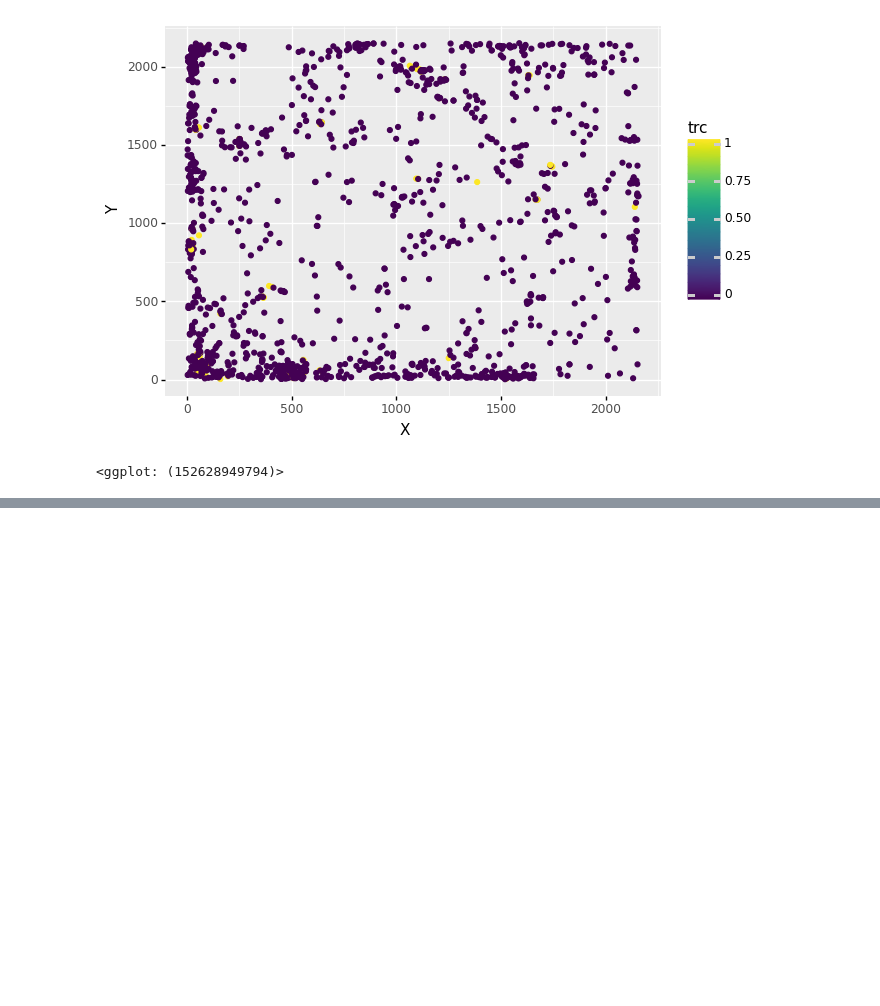
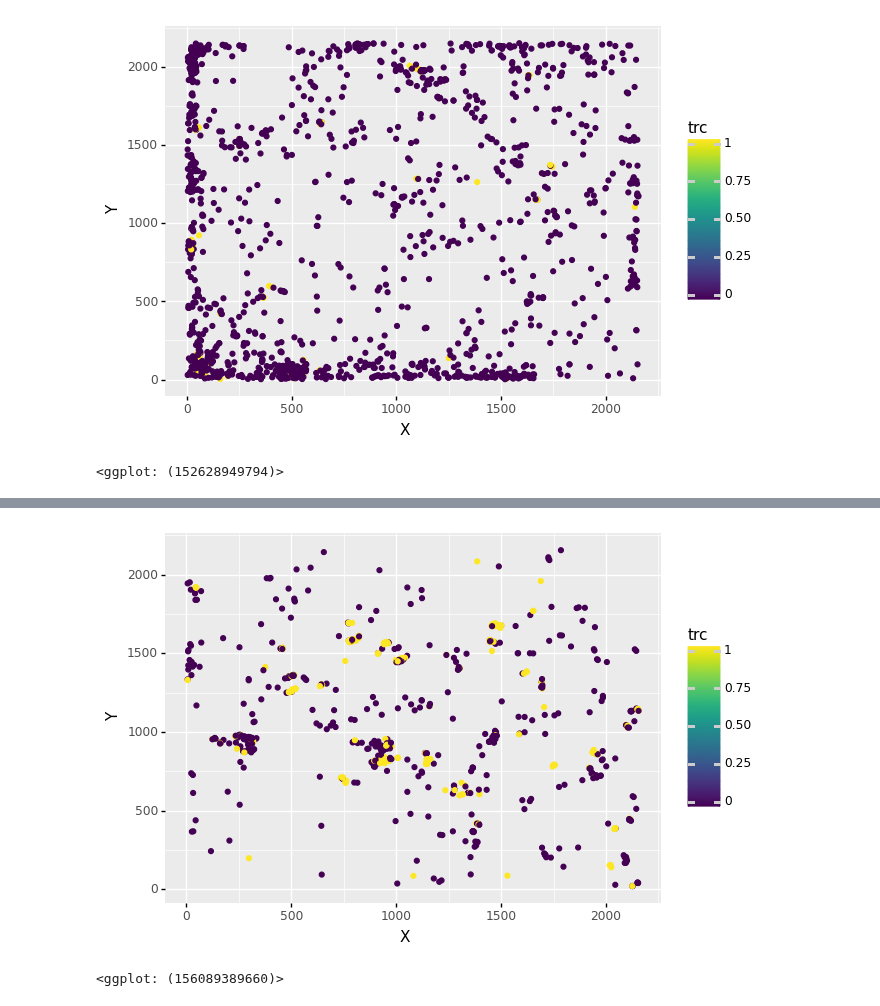
Before and after one commit to niightingale/bep_tools, a Jupyter notebook: fiji_analysis/models_X.ipynb, the cells around one changed output, grey strips where cells are left out. Saved outputs shown, nothing was run; the diff lists cells and outputs as text; code cells hidden in the pictures; blank space fills up the shorter version.

```diff
--- a/fiji_analysis/models_X.ipynb
+++ b/fiji_analysis/models_X.ipynb
@@ -83,9 +87,9 @@ y= ar_wt_pos['trc']
 X = ar_wt_pos[['coloc AR - Spot Contrast', 'coloc AR - Spot Area [px²]', 'coloc AR - Relative Spot  Intensity', 'coloc AR - Corrected Spot  Intensity', 'coloc AR - Spot To Region Intensity']]
 
 c = RandomForestClassifier(n_estimators=10, max_features=1)
-m = c.fit(X,y)
+m_rf = c.fit(X,y)
 
-p = m.predict(X)
+p = m_rf.predict(X)
 
 print(classification_report(y,p))
 ConfusionMatrixDisplay.from_predictions(y, p)
@@ -119,0 +129,10 @@ ggplot(ar_c4_pos, aes('X', 'Y', color = 'trc')) + \
+# %%
+ar_coloc_1606 = opera_to_df('data/1606_assay/input_data/Objects_Population - coloc AR.txt')
+ar_wt_pos_1606_1 = ar_coloc_1606[ar_coloc_1606['Column'] == 4]
+# %%
+X = ar_wt_pos_1606_1[['coloc AR - Spot Contrast', 'coloc AR - Spot Area [px²]', 'coloc AR - Relative Spot  Intensity', 'coloc AR - Corrected Spot  Intensity', 'coloc AR - Spot To Region Intensity']]
+
+trc_wt = m_rf.predict(X)
+print(sum(trc_wt))
+
+ar_wt_pos_1606_1['trc'] = trc_wt
@@ -119,0 +145,6 @@ ggplot(ar_c4_pos, aes('X', 'Y', color = 'trc')) + \
+# %%
+ggplot(ar_wt_pos_1606_1, aes('X', 'Y', color = 'trc')) + \
+    geom_point()
+# %% [output]
+[figure, added]
+<ggplot: (156089389660)>
```
Also changed, not shown: parts of 11 cells of this notebook, 6 other files.
